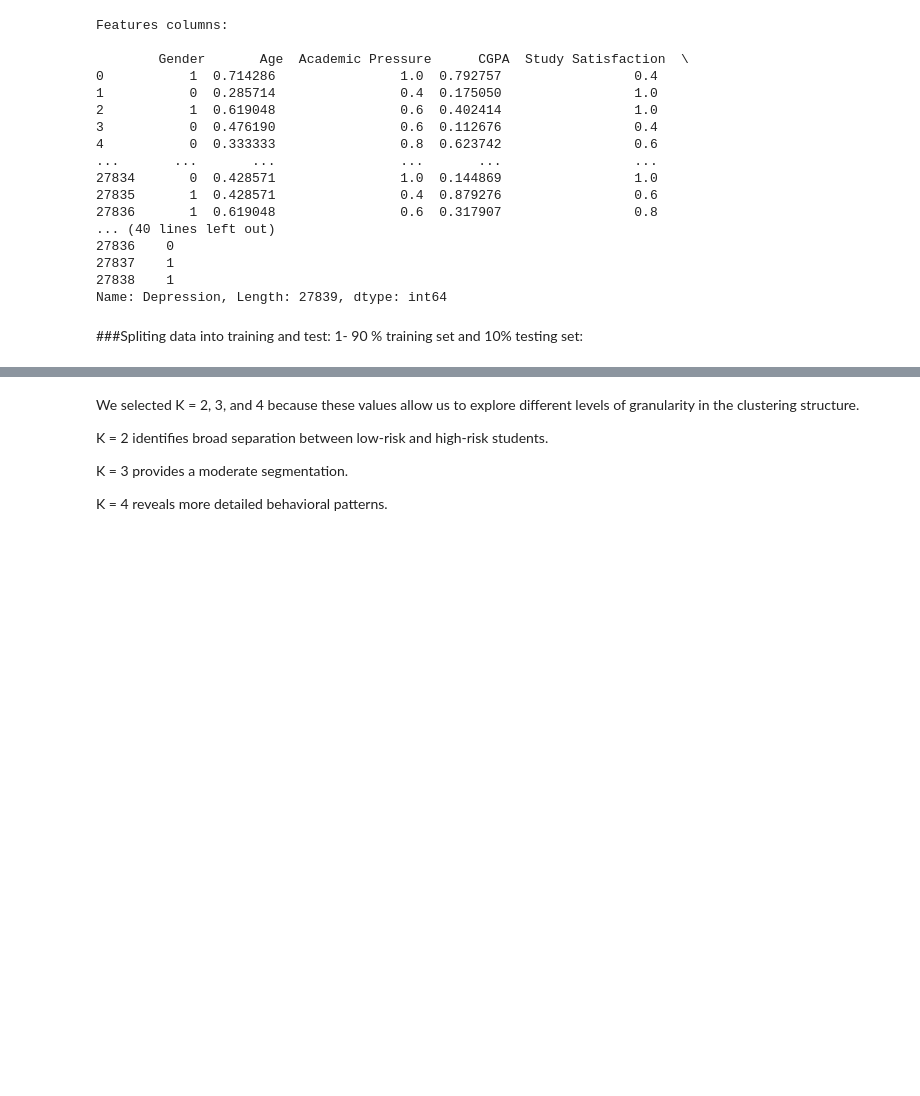
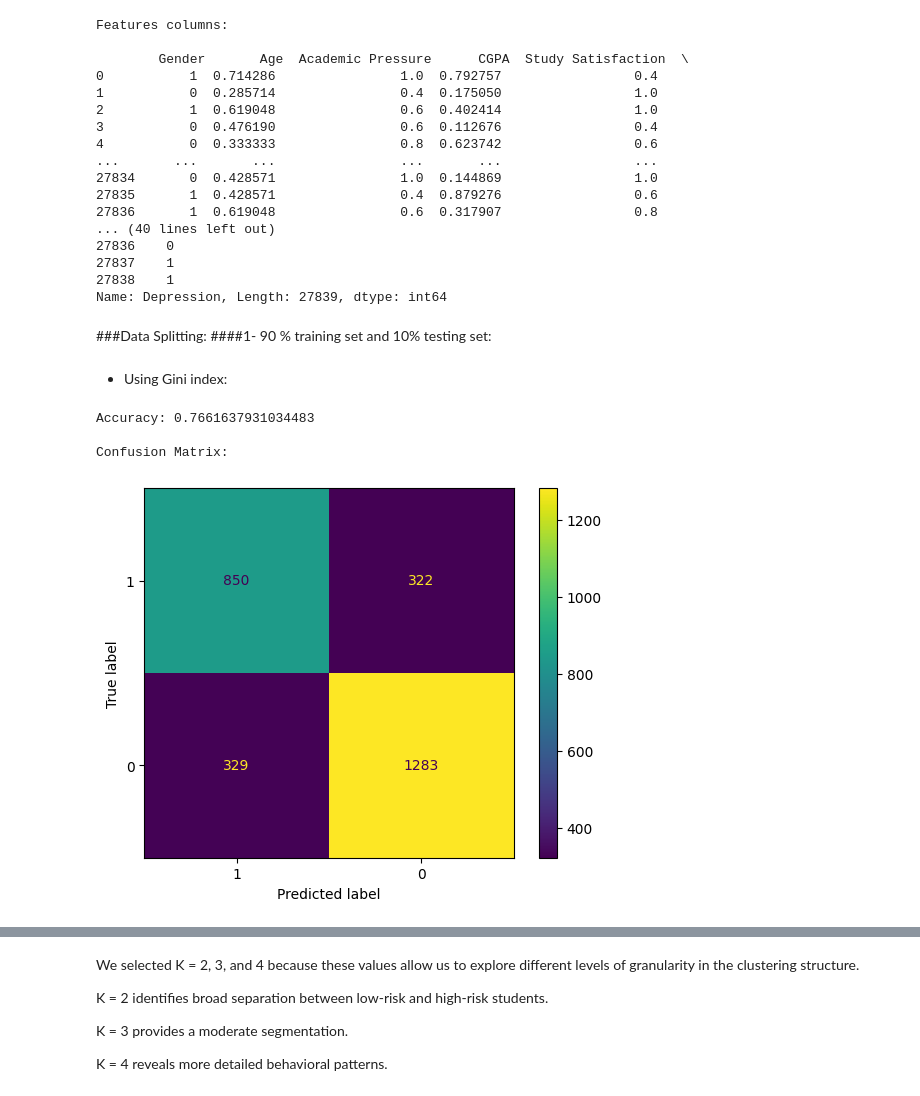
Before and after one commit to Deem-KSU/IT326-Group1-56546, a Jupyter notebook: Phase3.ipynb, the cells around one changed output, grey strips where cells are left out. Cells and saved outputs as stored; diff of their text form; code cells hidden in the pictures; blank space fills up the shorter version.

```diff
--- a/Phase3.ipynb
+++ b/Phase3.ipynb
@@ -48,7 +50,23 @@ Features columns:
 27838    1
 Name: Depression, Length: 27839, dtype: int64
 # %% [markdown]
-###Spliting data into training and test:
-1- 90 % training set and 10% testing set:
+###Data Splitting:
+####1- 90 % training set and 10% testing set:
 # %%
-x_train, x_test, y_train, y_test = train_test_split(features, target, test_size=0.1, random_state=1)
+f_train1, f_test1, t_train1, t_test1 = train_test_split(features, target, test_size=0.1, random_state=1)
+# %% [markdown]
+*   Using Gini index:
+# %%
+clf1G= DecisionTreeClassifier()
+clf1G= clf1G.fit(f_train1, t_train1)
+t_pred1G= clf1G.predict(f_test1)
+print ("Accuracy:", metrics.accuracy_score(t_test1, t_pred1G))
+
+print ("\nConfusion Matrix:\n")
+cn= preprocessed_data['Depression'].unique()
+disp1G= ConfusionMatrixDisplay.from_estimator(clf1G, f_test1, t_test1, display_labels=cn)
+# %% [output]
+Accuracy: 0.7661637931034483
+
+Confusion Matrix:
+[figure, added]
```
Also changed, not shown: parts of 10 cells of this notebook.
